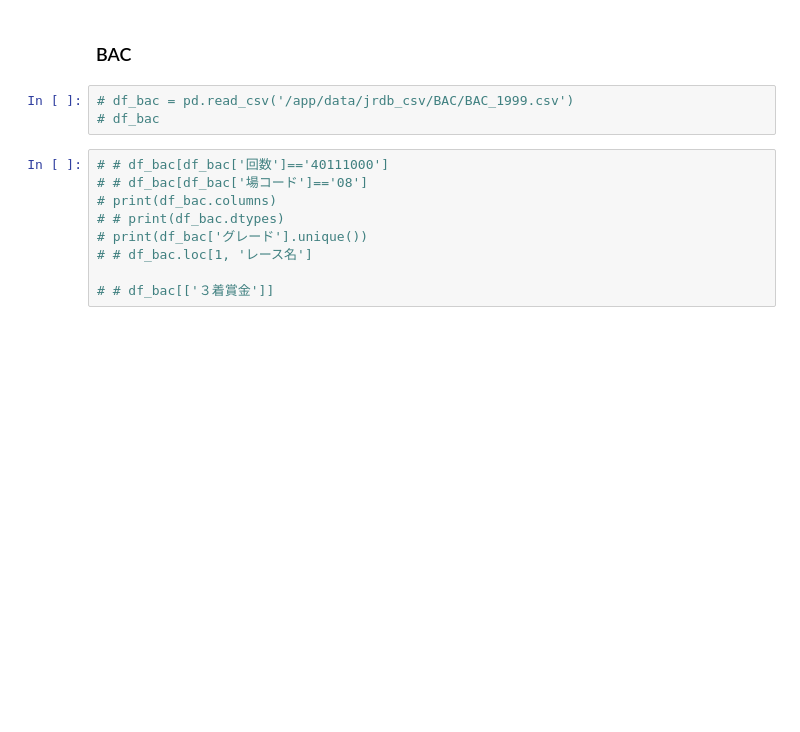
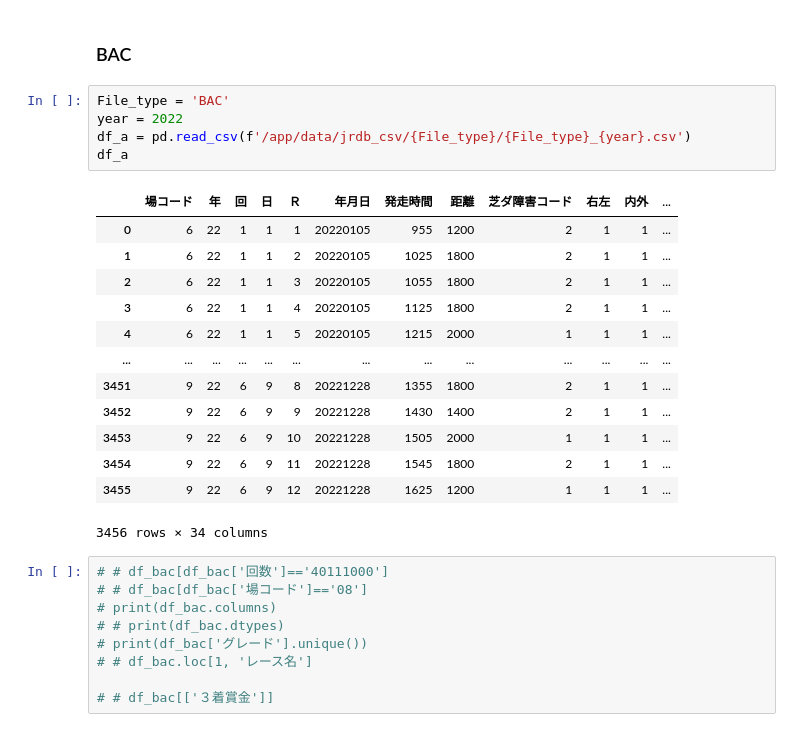
Before and after one commit to abukuma777/get_jrdb, a Jupyter notebook: data_check.ipynb, the cells around one changed output. Saved outputs shown, nothing was run; the diff lists cells and outputs as text; blank space fills up the shorter version.

```diff
--- a/data_check.ipynb
+++ b/data_check.ipynb
@@ -112,9 +112,25 @@ def check_encoding(base_directory):
 ## Encoding
 # %% [markdown]
 ### BAC
-# %%
-# df_bac = pd.read_csv('/app/data/jrdb_csv/BAC/BAC_1999.csv')
-# df_bac
+# %%
+File_type = 'BAC'
+year = 2022
+df_a = pd.read_csv(f'/app/data/jrdb_csv/{File_type}/{File_type}_{year}.csv')
+df_a
+# %% [output]
+|  | 場コード | 年 | 回 | 日 | Ｒ | 年月日 | 発走時間 | 距離 | 芝ダ障害コード | 右左 | 内外 | ... |
+| 0 | 6 | 22 | 1 | 1 | 1 | 20220105 | 955 | 1200 | 2 | 1 | 1 | ... |
+| 1 | 6 | 22 | 1 | 1 | 2 | 20220105 | 1025 | 1800 | 2 | 1 | 1 | ... |
+| 2 | 6 | 22 | 1 | 1 | 3 | 20220105 | 1055 | 1800 | 2 | 1 | 1 | ... |
+| 3 | 6 | 22 | 1 | 1 | 4 | 20220105 | 1125 | 1800 | 2 | 1 | 1 | ... |
+| 4 | 6 | 22 | 1 | 1 | 5 | 20220105 | 1215 | 2000 | 1 | 1 | 1 | ... |
+| ... | ... | ... | ... | ... | ... | ... | ... | ... | ... | ... | ... | ... |
+| 3451 | 9 | 22 | 6 | 9 | 8 | 20221228 | 1355 | 1800 | 2 | 1 | 1 | ... |
+| 3452 | 9 | 22 | 6 | 9 | 9 | 20221228 | 1430 | 1400 | 2 | 1 | 1 | ... |
+| 3453 | 9 | 22 | 6 | 9 | 10 | 20221228 | 1505 | 2000 | 1 | 1 | 1 | ... |
+| 3454 | 9 | 22 | 6 | 9 | 11 | 20221228 | 1545 | 1800 | 2 | 1 | 1 | ... |
+| 3455 | 9 | 22 | 6 | 9 | 12 | 20221228 | 1625 | 1200 | 1 | 1 | 1 | ... |
+3456 rows × 34 columns
 # %%
 # # df_bac[df_bac['回数']=='40111000']
 # # df_bac[df_bac['場コード']=='08']
```
Also changed, not shown: parts of 4 cells of this notebook, 3 other files.
